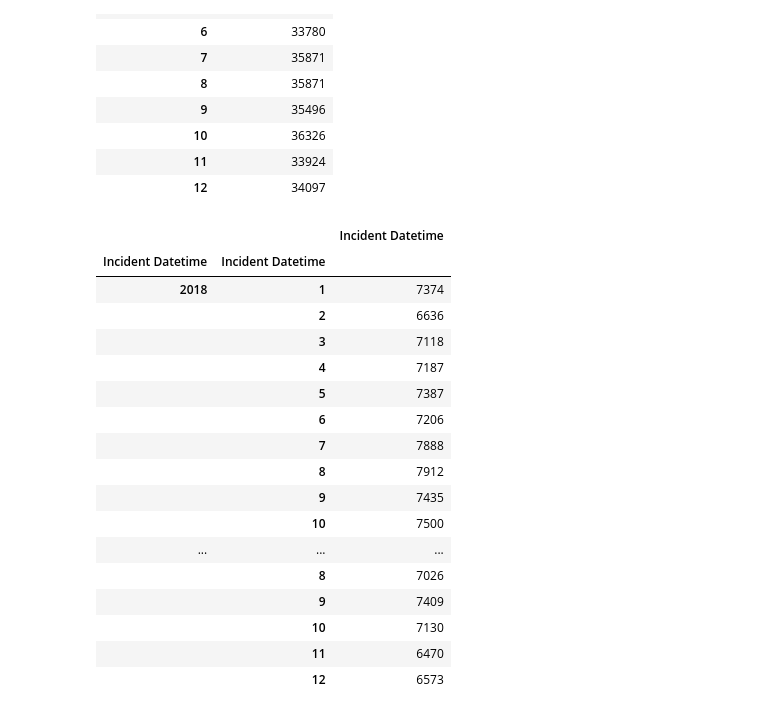
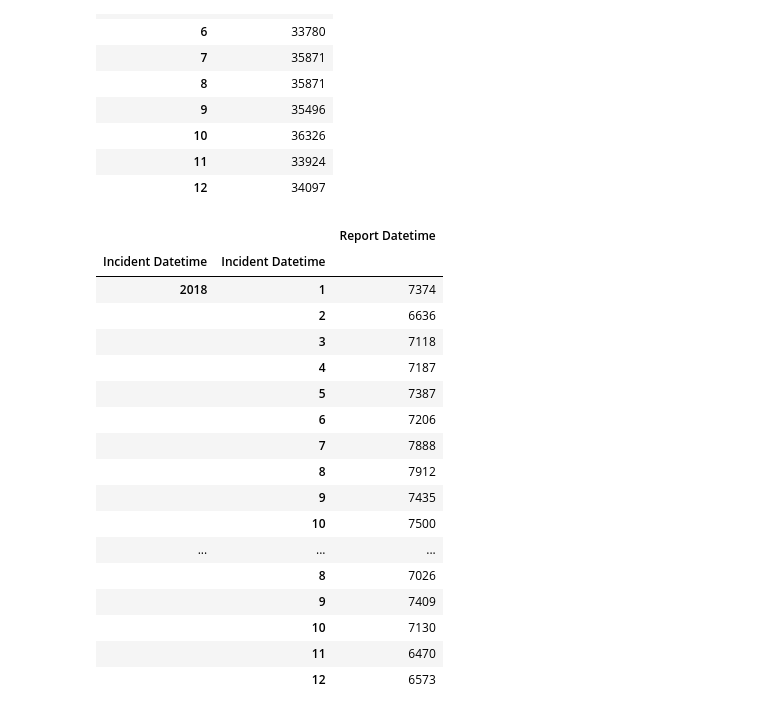
Before and after one commit to ahmed-saleem916/Virtual-Reality-, a Jupyter notebook: regression_prep.ipynb, the cells around one changed output. Drawn from its saved outputs; the diff is of its cells as text; code cells hidden in the pictures.

Commit message:
groupbys

```diff
--- a/regression_prep.ipynb
+++ b/regression_prep.ipynb
@@ -119,11 +119,13 @@ month_groupby
 | 12 | 34097 |
 # %%
 # shows the number of crimes per month, per year
-year_month_groupby = incident_reports.groupby([incident_reports['Incident Datetime'].dt.year, incident_reports['Incident Datetime'].dt.month]).count()["Incident Datetime"]
+year_month_groupby = incident_reports.groupby([incident_reports['Incident Datetime'].dt.year,
+                                               incident_reports['Incident Datetime'].dt.month]).count()
+["Report Datetime"]
 year_month_groupby = pd.DataFrame(year_month_groupby)
 year_month_groupby
 # %% [output]
-|  |  | Incident Datetime |
+|  |  | Report Datetime |
 | Incident Datetime | Incident Datetime |  |
 | 2018 | 1 | 7374 |
 |  | 2 | 6636 |
```
Also changed, not shown: parts of 2 cells of this notebook.
